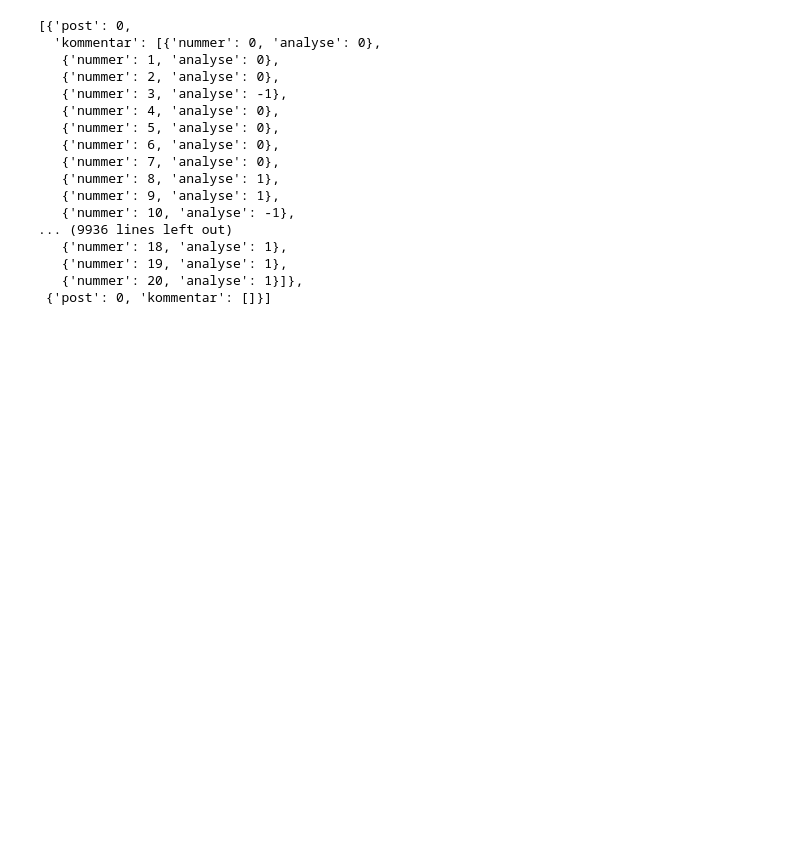
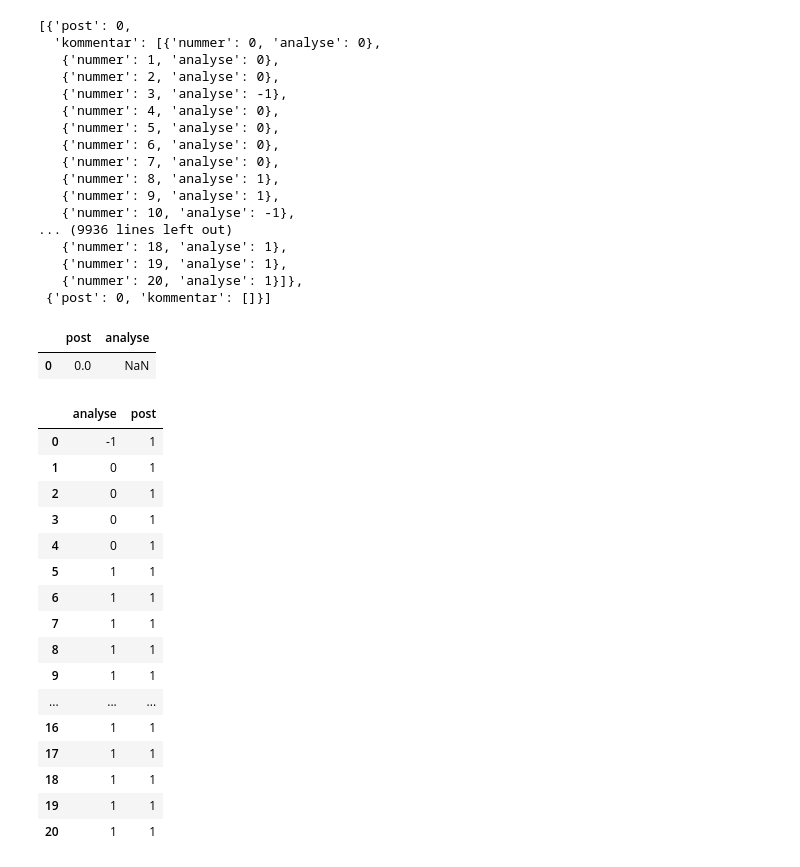
Before and after one commit to hgeorgsch/dataprogexercises, a Jupyter notebook: sandkasse/webAPI/Reddit-bruk.ipynb, the cells around one changed output. Cells and saved outputs as stored; diff of their text form; code cells hidden in the pictures; blank space fills up the shorter version.

```diff
--- a/sandkasse/webAPI/Reddit-bruk.ipynb
+++ b/sandkasse/webAPI/Reddit-bruk.ipynb
@@ -334,3 +332,52 @@ KeyError: "['nummer'] not found in axis"
    {'nummer': 19, 'analyse': 1},
    {'nummer': 20, 'analyse': 1}]},
  {'post': 0, 'kommentar': []}]
+# %%
+edgecase = {'post': 0, 'kommentar': []}
+import numpy as np
+pd.Series({"post": int(edgecase["post"]), "analyse": np.nan} ).to_frame().T
+# %% [output]
+|  | post | analyse |
+| 0 | 0.0 | NaN |
+# %%
+regular =  {'post': 1,
+  'kommentar': [{'nummer': 0, 'analyse': -1},
+   {'nummer': 1, 'analyse': 0},
+   {'nummer': 2, 'analyse': 0},
+   {'nummer': 3, 'analyse': 0},
+   {'nummer': 4, 'analyse': 0},
+   {'nummer': 5, 'analyse': 1},
+   {'nummer': 6, 'analyse': 1},
+   {'nummer': 7, 'analyse': 1},
+   {'nummer': 8, 'analyse': 1},
+   {'nummer': 9, 'analyse': 1},
+   {'nummer': 10, 'analyse': 1},
+   {'nummer': 11, 'analyse': 1},
+   {'nummer': 12, 'analyse': 1},
+   {'nummer': 13, 'analyse': 1},
+   {'nummer': 14, 'analyse': 1},
+   {'nummer': 15, 'analyse': 1},
+   {'nummer': 16, 'analyse': 1},
+   {'nummer': 17, 'analyse': 1},
+   {'nummer': 18, 'analyse': 1},
+   {'nummer': 19, 'analyse': 1},
+   {'nummer': 20, 'analyse': 1}]}
+pd.json_normalize(regular, "kommentar", meta="post").drop(columns="nummer")
+# %% [output]
+|  | analyse | post |
+| 0 | -1 | 1 |
+| 1 | 0 | 1 |
+| 2 | 0 | 1 |
+| 3 | 0 | 1 |
+| 4 | 0 | 1 |
+| 5 | 1 | 1 |
+| 6 | 1 | 1 |
+| 7 | 1 | 1 |
+| 8 | 1 | 1 |
+| 9 | 1 | 1 |
+| ... | ... | ... |
+| 16 | 1 | 1 |
+| 17 | 1 | 1 |
+| 18 | 1 | 1 |
+| 19 | 1 | 1 |
+| 20 | 1 | 1 |
```
Also changed, not shown: parts of 13 cells of this notebook.
